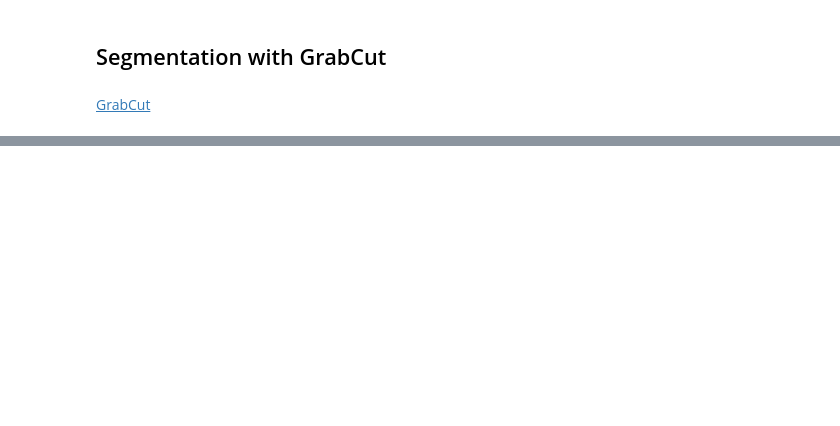
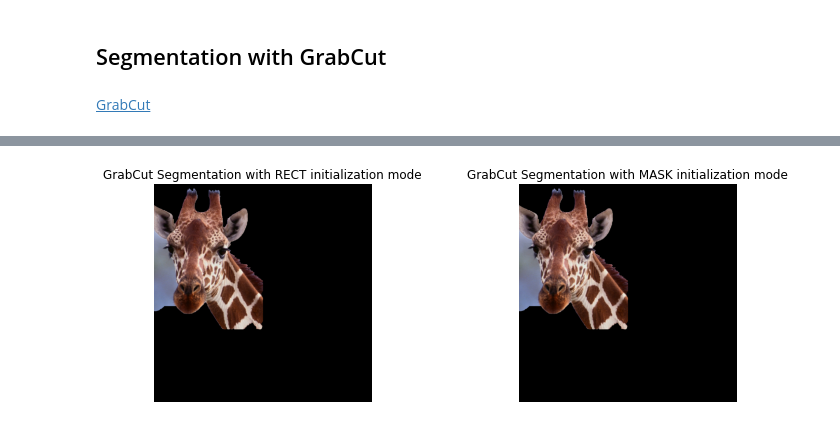
Before and after one commit to paulinho-16/MEIC-VC, a Jupyter notebook: Exercises/Part1/5_image_segmentation.ipynb, the cells around one changed output, grey strips where cells are left out. Saved outputs shown, nothing was run; the diff lists cells and outputs as text; code cells hidden in the pictures; blank space fills up the shorter version.

```diff
--- a/Exercises/Part1/5_image_segmentation.ipynb
+++ b/Exercises/Part1/5_image_segmentation.ipynb
@@ -473,30 +475,46 @@ mask = np.zeros(img4.shape[:2], np.uint8)
 # %%
 # Define the bounding box coordinates that approximately delimits the object of interest: (x, y, width, heigh)
 rect = (0, 0, 600, 800)
 
 # Note that you can use the selectROI function to manually draw the bounding box and obtain the corresponding coordinates
 # bb = cv2.selectROI(img3)
 # print(bb)
 
 # Allocating memory for the two arrays that this algorithm internally uses for the segmentation of the foreground and background
-bgModel = np.zeros((1,65), np.float64)
-fgModel = np.zeros((1,65), np.float64)
+bgModelRect = np.zeros((1,65), np.float64)
+fgModelRect = np.zeros((1,65), np.float64)
+bgModelMask = np.zeros((1,65), np.float64)
+fgModelMask = np.zeros((1,65), np.float64)
 
 # Number of iterations the algorithm will run
 nIter = 5
 
 # Applying GrabCut, using the defined bounding box
-(mask, bgModel, fgModel) = cv2.grabCut(img4, mask, rect, bgModel, fgModel, nIter, cv2.GC_INIT_WITH_RECT)
+(maskRect, bgModelRect, fgModelRect) = cv2.grabCut(img4, mask, rect, bgModelRect, fgModelRect, nIter, cv2.GC_INIT_WITH_RECT)
+(maskMask, bgModelMask, fgModelMask) = cv2.grabCut(img4, mask, rect, bgModelMask, fgModelMask, nIter, cv2.GC_INIT_WITH_MASK)
 
 # All definite background and probable background pixels are set to 0, and all definite foreground and probable foreground pixels are set to 1
-outputMask = np.where((mask == cv2.GC_BGD) | (mask == cv2.GC_PR_BGD), 0, 1)
+outputMaskRect = np.where((maskRect == cv2.GC_BGD) | (maskRect == cv2.GC_PR_BGD), 0, 1)
+outputMaskMask = np.where((maskMask == cv2.GC_BGD) | (maskMask == cv2.GC_PR_BGD), 0, 1)
 
 # Scale the mask from the range [0, 1] to [0, 255]
-outputMask = (outputMask * 255).astype("uint8")
+outputMaskRect = (outputMaskRect * 255).astype("uint8")
+outputMaskMask = (outputMaskMask * 255).astype("uint8")
 
-# Apply a bitwise AND to the image using the generated mask by
-# GrabCut, obtaining the final output
-grabcut_output = cv2.bitwise_and(img4, img4, mask=outputMask)
-plt.imshow(grabcut_output)
-plt.axis('off')
+# Apply a bitwise AND to the image using the generated mask by GrabCut, obtaining the final output
+grabcut_output_rect = cv2.bitwise_and(img4, img4, mask=outputMaskRect)
+grabcut_output_mask = cv2.bitwise_and(img4, img4, mask=outputMaskMask)
+
+fig, ax = plt.subplots(1,2,figsize=(12,4))
+
+ax[0].imshow(grabcut_output_rect)
+ax[0].set_title('GrabCut Segmentation with RECT initialization mode')
+ax[0].axis('off')
+
+ax[1].imshow(grabcut_output_mask)
+ax[1].set_title('GrabCut Segmentation with MASK initialization mode')
+ax[1].axis('off')
+
 plt.show()
+# %% [output]
+[figure, added]
```
Also changed, not shown: parts of 2 cells of this notebook.
